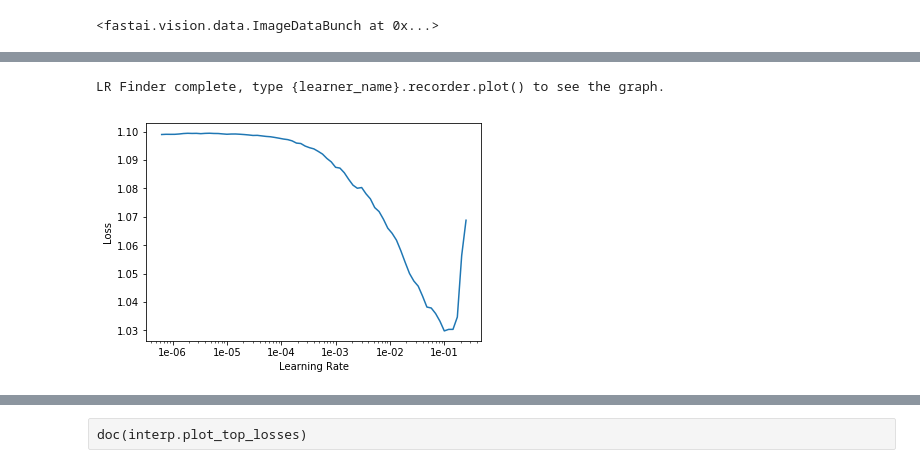
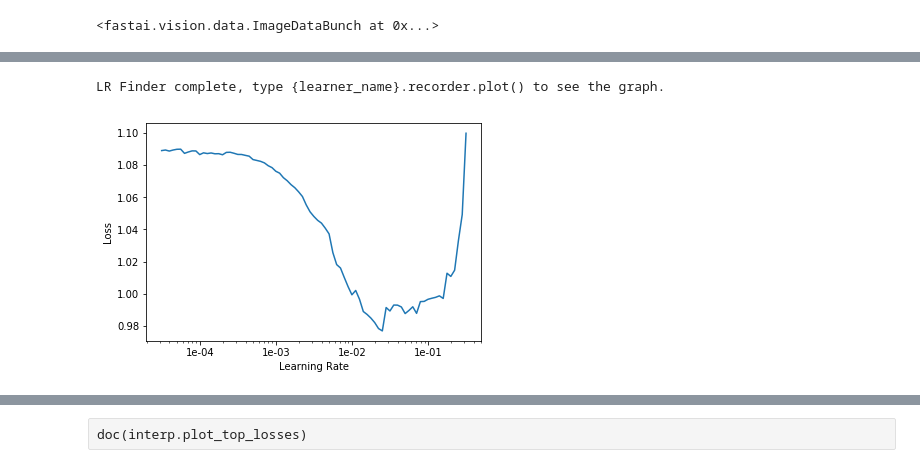
Before and after one commit to kasparlund/mammography, a Jupyter notebook: mammo_segmentation.ipynb, the cells around one changed output, grey strips where cells are left out. Saved outputs shown, nothing was run; the diff lists cells and outputs as text; code cells hidden in the pictures.

```diff
--- a/mammo_segmentation.ipynb
+++ b/mammo_segmentation.ipynb
@@ -136,5 +184,5 @@ dsTrain.mask_opener  = dsValid.mask_opener  = open_mask_special
 # %%
-tfms       = get_transforms()
+tfms       = getSegmentationTransforms()
 dsTrainTfm = DatasetTfm(dsTrain, tfms[0], tfm_y=True)
 dsValidTfm = DatasetTfm(dsValid, tfms[1], tfm_y=True)
 # %%
@@ -144,7 +192,7 @@ dsTrainTfm[0][0]
 # %%
 data = ImageDataBunch.create(dsTrainTfm,
                              dsValidTfm,
-                             bs=64,
+                             bs=8,
                              size=224
                             )
 data.normalize(imagenet_stats)
@@ -163,18 +211,33 @@ len(data.classes),data.c
 # %%
 void_code = 0
 
-def acc_camvid(input, target):
-    target = target.squeeze()
-    mask = target != void_code
-    return (input.argmax(dim=1)[mask]==target[mask]).float().mean()
+class Dummy:
+    i=0
+    inp = None
+    tg = None
+
+    @staticmethod
+    def accuracy(input, target):
+        if Dummy.i < 10:
+            print(f"input.shape: {input.shape} - target.shape:{target.shape}")
+            Dummy.i+=1
+            Dummy.inp=input.data.numpy().copy()
+            Dummy.tg = target.data.numpy().copy()
+
+
+        target = target.squeeze()
+        mask = target != void_code
+        return (input.argmax(dim=1)[mask]==target[mask]).float().mean()
 # %%
 #learn = create_cnn( data, models.resnet34, metrics=error_rate )
-learn = Learner.create_unet(data, models.resnet34, metrics=acc_camvid)
+#learn = Learner.create_unet(data, models.resnet18, metrics=acc_camvid)
+learn = Learner.create_unet(data, models.resnet18, metrics=Dummy.accuracy)
+#learn = Learner_create_unet(Learner,data, models.resnet18, metrics=acc_camvid)
 # %%
-lr_find(learn)
+lr_find(learn, start_lr = 1e-05,end_lr=1.0 )
 learn.recorder.plot()
 # %% [output]
 LR Finder complete, type {learner_name}.recorder.plot() to see the graph.
-[figure, old version]
+[figure, new version]
 # %%
 lr_last_layer=0.01
```
Also changed, not shown: parts of 17 cells of this notebook, 3 other files.
